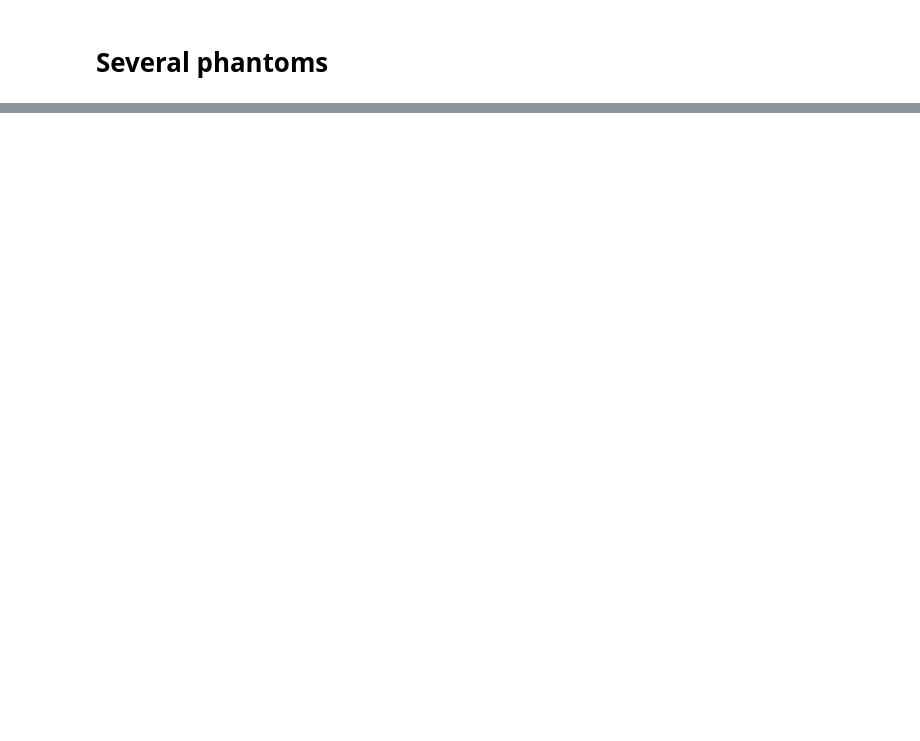
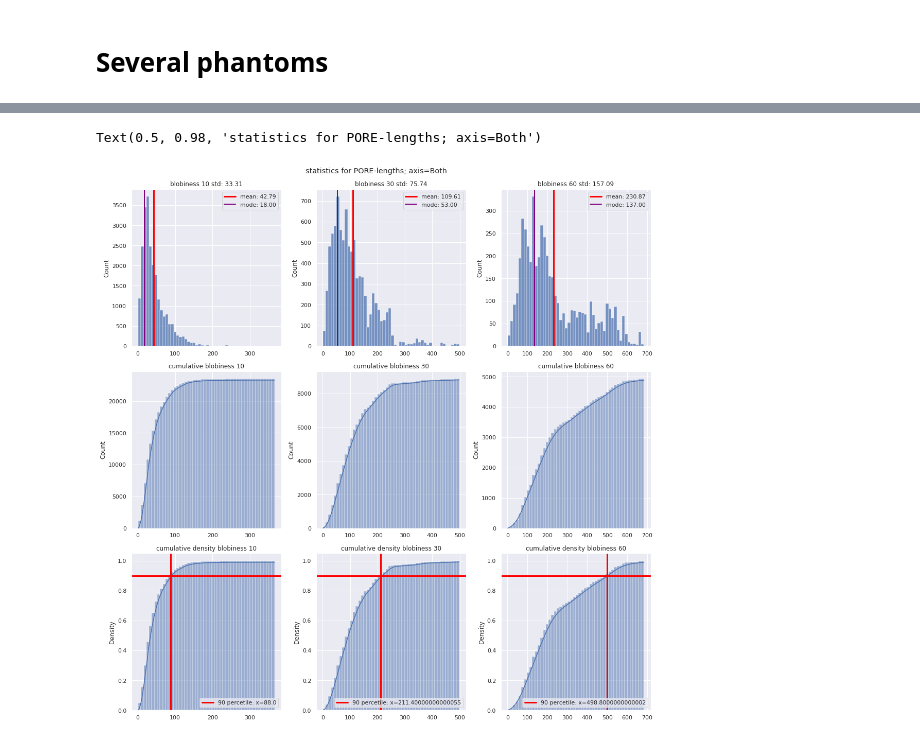
Before and after one commit to ankhafizov/MLTomography, a Jupyter notebook: blobines_row.ipynb, the cells around one changed output, grey strips where cells are left out. Saved outputs shown, nothing was run; the diff lists cells and outputs as text; code cells hidden in the pictures; blank space fills up the shorter version.

```diff
--- a/blobines_row.ipynb
+++ b/blobines_row.ipynb
@@ -167,0 +203,8 @@ Text(0.5, 0.98, 'statistics for MATERIAL-lengths')
+# %%
+axis = "Both"
+stats_zeros = [get_stats(own_phantom, row_numbers, axis=axis)[0] for own_phantom in own_phantoms]
+fig = compare_stats(stats=stats_zeros, names_of_stats=[f"blobiness {b}" for b in blobnses], num_bins=50)
+fig.suptitle(f"statistics for PORE-lengths; axis={axis}")
+# %% [output]
+Text(0.5, 0.98, 'statistics for PORE-lengths; axis=Both')
+[figure, added]
```
Also changed, not shown: parts of 18 cells of this notebook, 1 other file.
